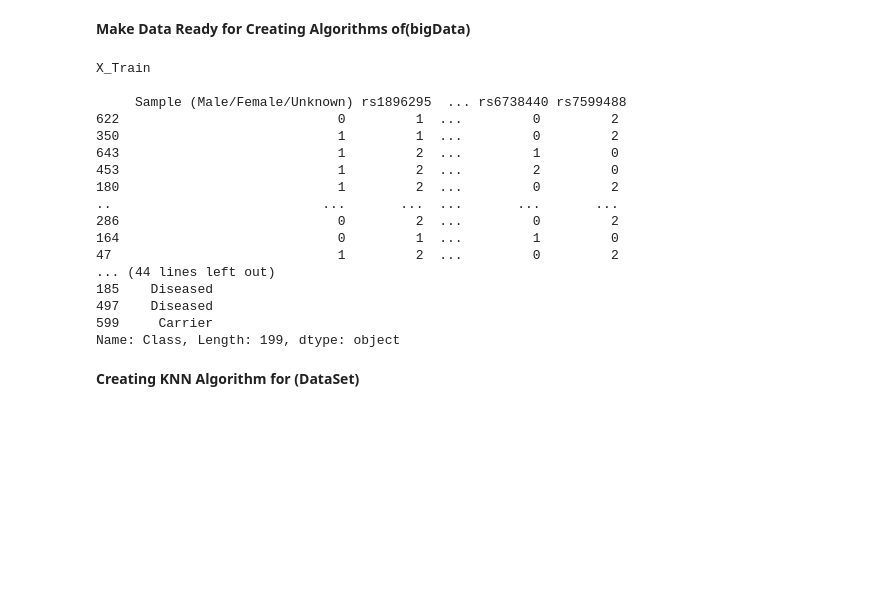
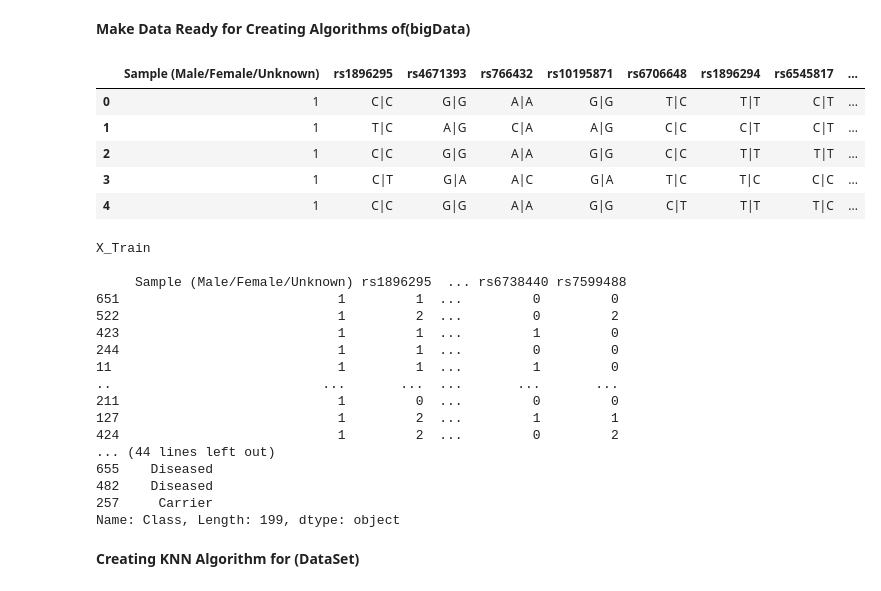
Before and after one commit to YoussifAssem/Genatac, a Jupyter notebook: E-Genetics/Code/Genetics.ipynb, the cells around one changed output. Saved outputs shown, nothing was run; the diff lists cells and outputs as text; code cells hidden in the pictures; blank space fills up the shorter version.

```diff
--- a/E-Genetics/Code/Genetics.ipynb
+++ b/E-Genetics/Code/Genetics.ipynb
@@ -267,7 +273,16 @@ dataSet.head()
 # %% [markdown]
 ****Make Data Ready for Creating Algorithms of(bigData)****
+# %%
+cop.head()
+# %% [output]
+|  | Sample (Male/Female/Unknown) | rs1896295 | rs4671393 | rs766432 | rs10195871 | rs6706648 | rs1896294 | rs6545817 | ... |
+| 0 | 1 | C|C | G|G | A|A | G|G | T|C | T|T | C|T | ... |
+| 1 | 1 | T|C | A|G | C|A | A|G | C|C | C|T | C|T | ... |
+| 2 | 1 | C|C | G|G | A|A | G|G | C|C | T|T | T|T | ... |
+| 3 | 1 | C|T | G|A | A|C | G|A | T|C | T|C | C|C | ... |
+| 4 | 1 | C|C | G|G | A|A | G|G | C|T | T|T | T|C | ... |
 # %%
-X_train, X_test, y_train, y_test = train_test_split(dataSet.drop('Class', axis=1), dataSet['Class'], test_size=0.3)
+X_train, X_test, y_train, y_test = train_test_split(ds.drop('Class', axis=1), ds['Class'], test_size=0.3)
 print('X_Train\n\n', X_train)
 print('X_Test\n\n', X_test)
 print('y_Train\n\n', y_train)
@@ -276,19 +291,19 @@ print('y_Test\n\n', y_test)
 X_Train
 
      Sample (Male/Female/Unknown) rs1896295  ... rs6738440 rs7599488
-622                            0         1  ...         0         2
-350                            1         1  ...         0         2
-643                            1         2  ...         1         0
-453                            1         2  ...         2         0
-180                            1         2  ...         0         2
+651                            1         1  ...         0         0
+522                            1         2  ...         0         2
+423                            1         1  ...         1         0
+244                            1         1  ...         0         0
+11                             1         1  ...         1         0
 ..                           ...       ...  ...       ...       ...
-286                            0         2  ...         0         2
-164                            0         1  ...         1         0
-47                             1         2  ...         0         2
+211                            1         0  ...         0         0
+127                            1         2  ...         1         1
+424                            1         2  ...         0         2
 ... (44 lines left out)
-185    Diseased
-497    Diseased
-599     Carrier
+655    Diseased
+482    Diseased
+257     Carrier
 Name: Class, Length: 199, dtype: object
 # %% [markdown]
 **Creating KNN Algorithm for (DataSet)**
```
Also changed, not shown: parts of 7 cells of this notebook.
